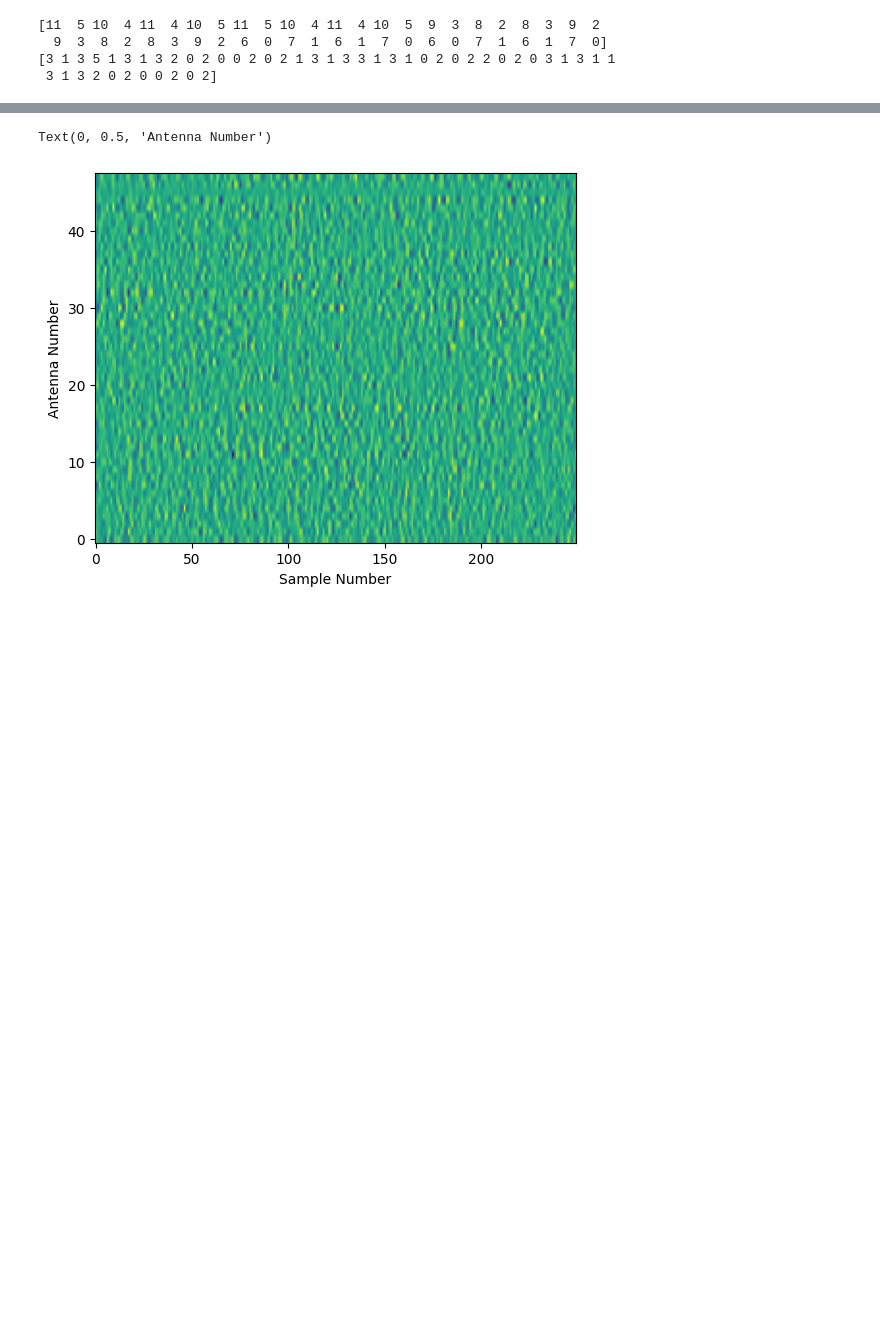
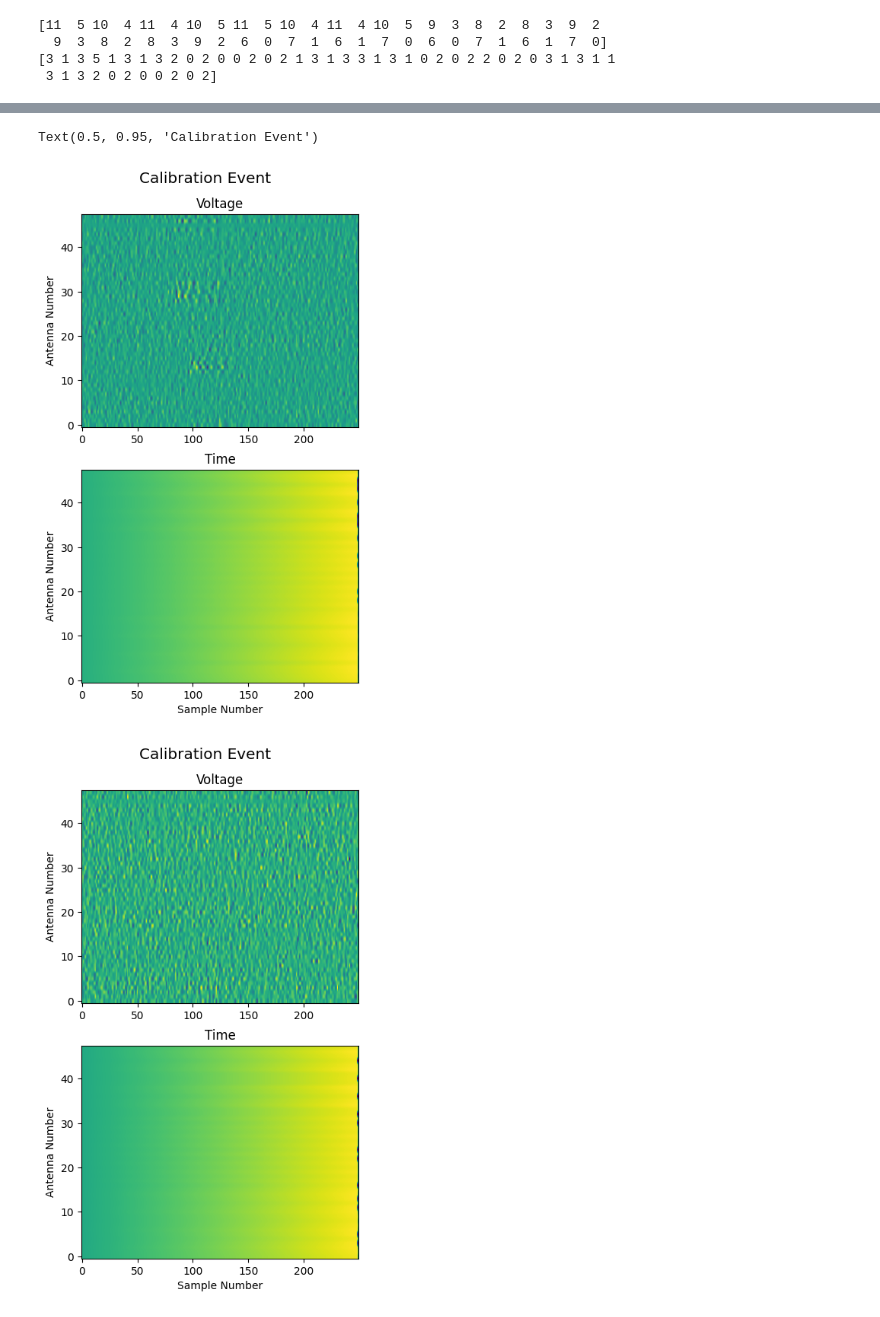
Before and after one commit to nichol77/antarcticaRadioNeutrino, a Jupyter notebook: balloonHdf5EventReader.ipynb, the cells around one changed output, grey strips where cells are left out. Cells and saved outputs as stored; diff of their text form; code cells hidden in the pictures; blank space fills up the shorter version.

```diff
--- a/balloonHdf5EventReader.ipynb
+++ b/balloonHdf5EventReader.ipynb
@@ -90,6 +105,20 @@ print(myGeom.vAntToChan)
 [3 1 3 5 1 3 1 3 2 0 2 0 0 2 0 2 1 3 1 3 3 1 3 1 0 2 0 2 2 0 2 0 3 1 3 1 1
  3 1 3 2 0 2 0 0 2 0 2]
 # %%
-vImage=np.zeros((48,250))
+
+Ncal,caltimes,caldata=getTimesAndMillivolts(rungr[firstwais],timeValues)
+Nnocal,nocaltimes,nocaldata=getTimesAndMillivolts(rungr[firstnotwais],timeValues)
+
+print(times.shape)
+vImageCal=np.zeros((48,250))
+tImageCal=np.zeros((48,250))
 for row in range(48):
-    vImage[row]=data[myGeom.antToSurfMap[row]][myGeom.vAntToChan[row]]
+    vImageCal[row]=caldata[myGeom.antToSurfMap[row]][myGeom.vAntToChan[row]]
+    tImageCal[row]=caltimes[myGeom.antToSurfMap[row]][myGeom.vAntToChan[row]]
+
+
+vImageNoCal=np.zeros((48,250))
+tImageNoCal=np.zeros((48,250))
+for row in range(48):
+    vImageNoCal[row]=nocaldata[myGeom.antToSurfMap[row]][myGeom.vAntToChan[row]]
+    tImageNoCal[row]=nocaltimes[myGeom.antToSurfMap[row]][myGeom.vAntToChan[row]]
@@ -96,8 +129,26 @@ for row in range(48):
 # %%
-fig,ax = plt.subplots()
-ax.imshow(vImage,aspect=4,origin='lower')
-ax.set_xlabel("Sample Number")
-ax.set_ylabel("Antenna Number")
+fig,ax = plt.subplots(2,1,figsize=(16,8))
+ax[0].imshow(vImageCal,aspect=4,origin='lower')
+#ax[0].set_xlabel("Sample Number")
+ax[0].set_ylabel("Antenna Number")
+ax[0].set_title("Voltage")
+ax[1].imshow(tImageCal,aspect=4,origin='lower')
+ax[1].set_xlabel("Sample Number")
+ax[1].set_ylabel("Antenna Number")
+ax[1].set_title("Time")
+fig.suptitle("Calibration Event",fontsize="x-large",y=0.95)
+
+fig,ax = plt.subplots(2,1,figsize=(16,8))
+ax[0].imshow(vImageNoCal,aspect=4,origin='lower')
+#ax[0].set_xlabel("Sample Number")
+ax[0].set_ylabel("Antenna Number")
+ax[0].set_title("Voltage")
+ax[1].imshow(tImageNoCal,aspect=4,origin='lower')
+ax[1].set_xlabel("Sample Number")
+ax[1].set_ylabel("Antenna Number")
+ax[1].set_title("Time")
+fig.suptitle("Calibration Event",fontsize="x-large",y=0.95)
 # %% [output]
-Text(0, 0.5, 'Antenna Number')
+Text(0.5, 0.95, 'Calibration Event')
-[figure, old version]
+[figure, new version]
+[figure, added]
```
Also changed, not shown: parts of 6 cells of this notebook, 2 other files.
